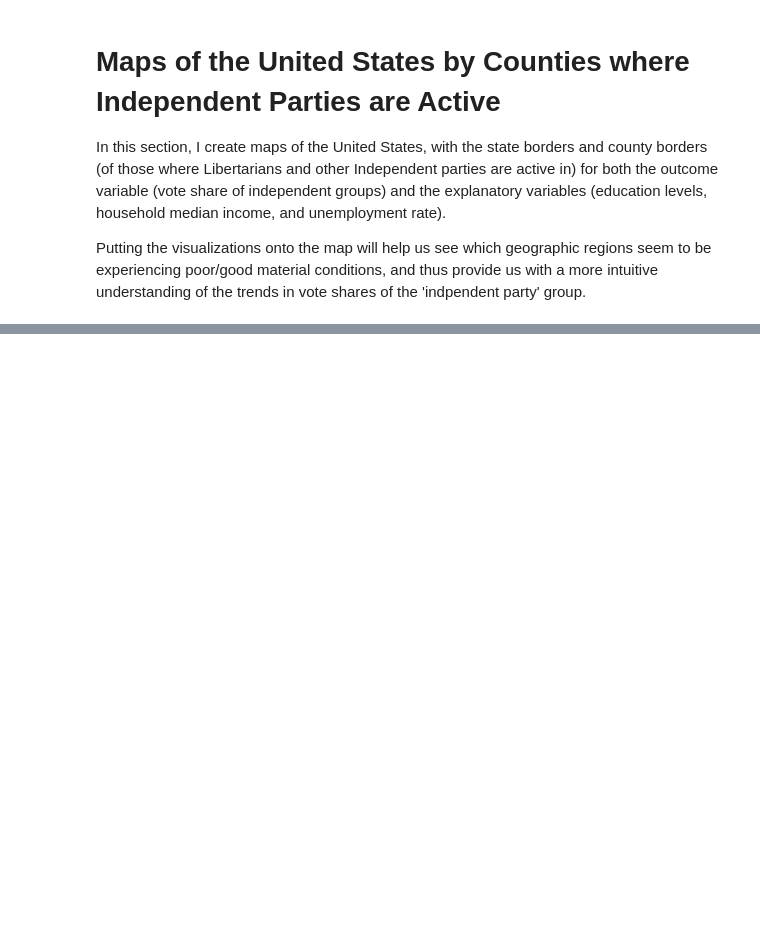
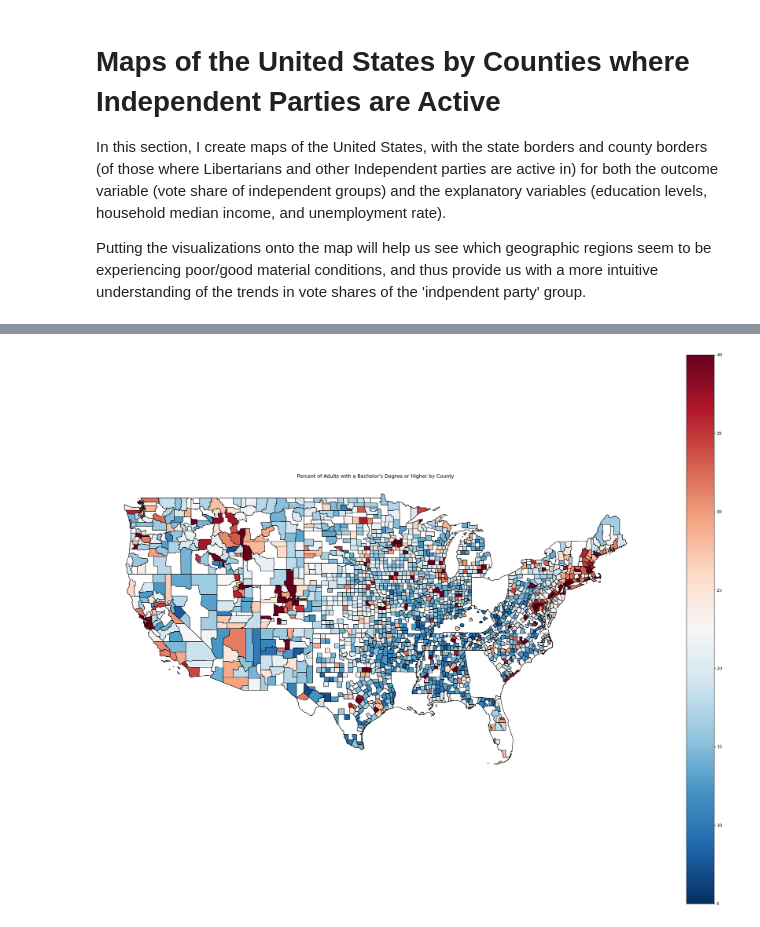
Before and after one commit to huangd999/2016-Presidential-Elections-Voting-Outcomes-for-Third-Parties-by-County, a Jupyter notebook: Assignment 2.ipynb, the cells around one changed output, grey strips where cells are left out. Drawn from its saved outputs; the diff is of its cells as text; code cells hidden in the pictures; blank space fills up the shorter version.

```diff
--- a/Assignment 2.ipynb
+++ b/Assignment 2.ipynb
@@ -583,0 +557,13 @@ plt.show()
+# %%
+# For education rate...
+fig, gax = plt.subplots(figsize = (30,24))
+state_df.plot(ax = gax, edgecolor='black',color='white')
+geo_df_results.plot(
+    ax=gax, edgecolor='black', column="Percent of adults with a bachelor's degree or higher 2007-11", legend=True, cmap='RdBu_r',
+    vmin=5, vmax=40 #range of your column value for the color legend
+)
+gax.set_title("Percent of Adults with a Bachelor's Degree or Higher by County")
+plt.axis('off')
+plt.show()
+# %% [output]
+[figure, added]
```
Also changed, not shown: parts of 7 cells of this notebook.
